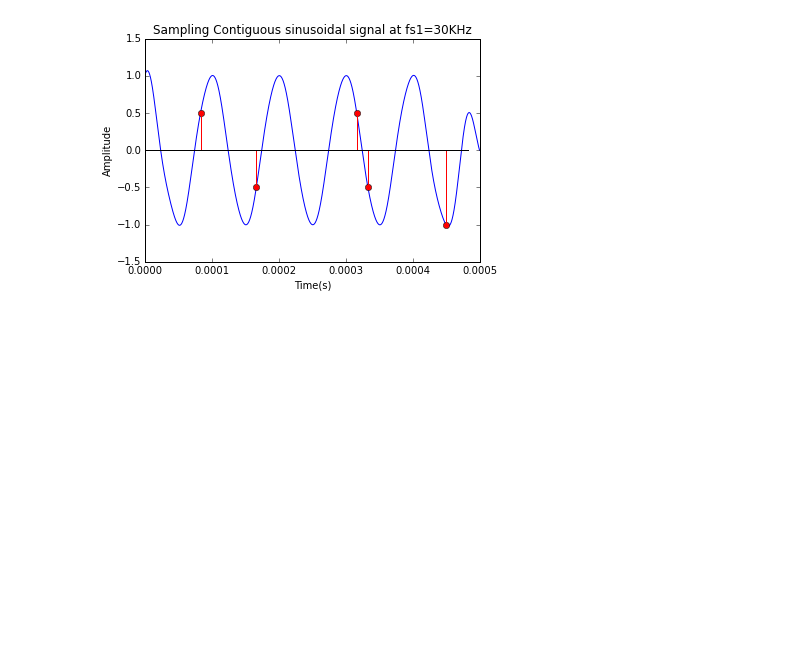
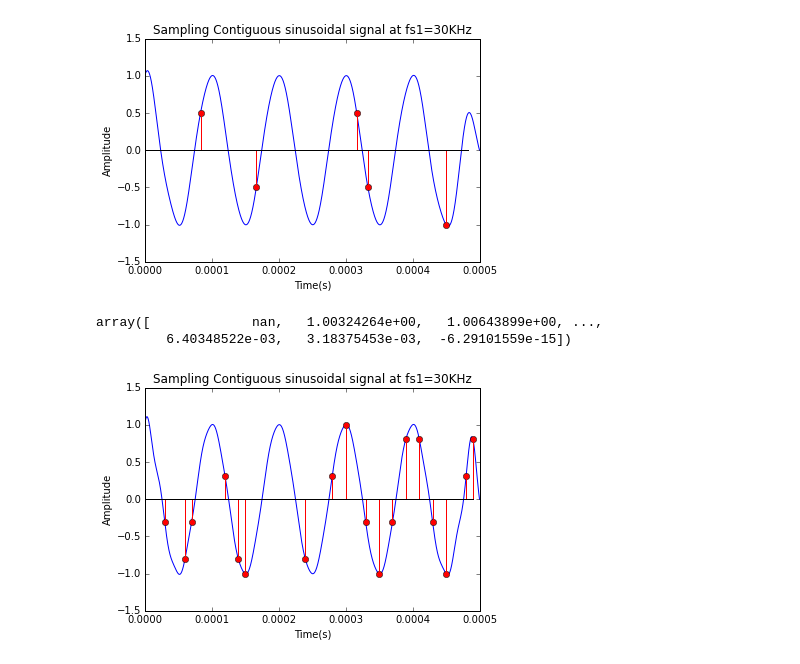
Before and after one commit to Roman2204/Shannon_Sampling_Theorem, a Jupyter notebook: Hren.ipynb, the cells around one changed output. Saved outputs shown, nothing was run; the diff lists cells and outputs as text; code cells hidden in the pictures; blank space fills up the shorter version.

```diff
--- a/Hren.ipynb
+++ b/Hren.ipynb
@@ -14,6 +14,7 @@ def s(t):
 t = linspace(0, float(5)/W, 10000)
 y = s(t)
 t1 = arange(0, float(5)/W, float(1)/(2*fs1))  ## time index
+t2 = arange(0, float(5)/W, float(1)/(2*fs2))  ## time index
 # %%
 t1
 # %% [output]
@@ -73,3 +81,26 @@ plt.stem(t1, Shannon_Fun(t1), linefmt='r-', markerfmt='ro', basefmt='k-')
 plt.show()
 # %% [output]
 [figure]
+# %%
+def Shannon_Fun_2(t):
+    summ = 0
+    for n in range(len(t2)):
+        summ += s(t2[n]) * np.sin( 2*fs2*t*np.pi - n*np.pi ) / ( 2*fs2*t*np.pi - n*np.pi )
+    return summ
+# %%
+z2 = Shannon_Fun_2(t)
+# %%
+z2
+# %% [output]
+array([             nan,   1.00324264e+00,   1.00643899e+00, ...,
+         6.40348522e-03,   3.18375453e-03,  -6.29101559e-15])
+# %%
+plt.plot(t, z2)
+plt.axis([0, float(5)/W, -1.5, 1.5])
+plt.xlabel('Time(s)')
+plt.ylabel('Amplitude')
+plt.title('Sampling Contiguous sinusoidal signal at fs1=30KHz')
+plt.stem(t2, Shannon_Fun_2(t2), linefmt='r-', markerfmt='ro', basefmt='k-')
+plt.show()
+# %% [output]
+[figure, added]
```
Also changed, not shown: parts of 10 cells of this notebook.
